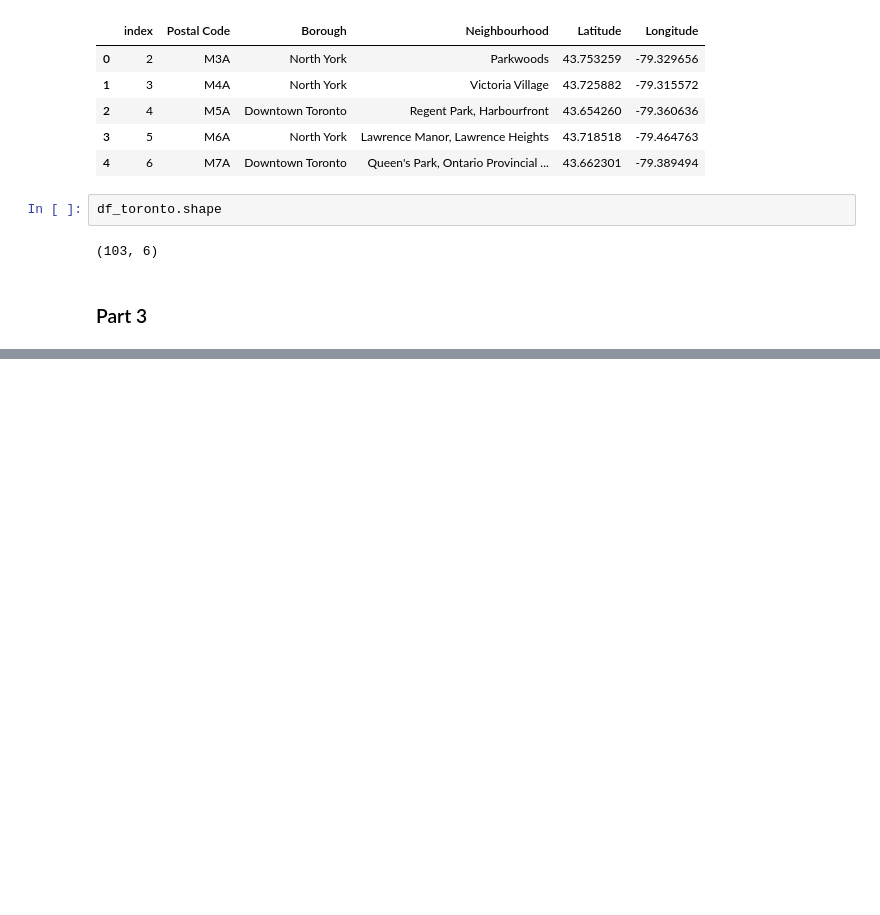
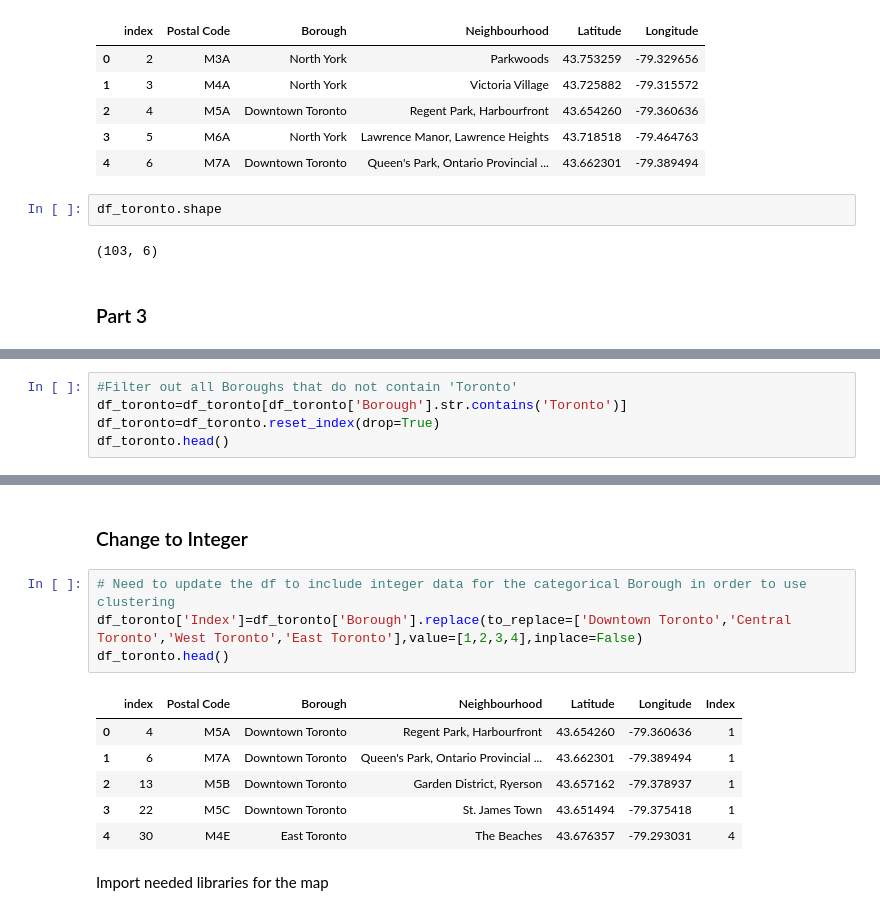
Before and after one commit to bpeterson25/Toronto-Segmenting-Clustering, a Jupyter notebook: Toronto Segmenting Clustering.ipynb, the cells around one changed output, grey strips where cells are left out. Drawn from its saved outputs; the diff is of its cells as text; blank space fills up the shorter version.

```diff
--- a/Toronto Segmenting Clustering.ipynb
+++ b/Toronto Segmenting Clustering.ipynb
@@ -122,0 +152,5 @@ df_toronto.shape
+# %%
+#Filter out all Boroughs that do not contain 'Toronto'
+df_toronto=df_toronto[df_toronto['Borough'].str.contains('Toronto')]
+df_toronto=df_toronto.reset_index(drop=True)
+df_toronto.head()
@@ -122,0 +164,15 @@ df_toronto.shape
+# %% [markdown]
+### Change to Integer
+# %%
+# Need to update the df to include integer data for the categorical Borough in order to use clustering
+df_toronto['Index']=df_toronto['Borough'].replace(to_replace=['Downtown Toronto','Central Toronto','West Toronto','East Toronto'],value=[1,2,3,4],inplace=False)
+df_toronto.head()
+# %% [output]
+|  | index | Postal Code | Borough | Neighbourhood | Latitude | Longitude | Index |
+| 0 | 4 | M5A | Downtown Toronto | Regent Park, Harbourfront | 43.654260 | -79.360636 | 1 |
+| 1 | 6 | M7A | Downtown Toronto | Queen's Park, Ontario Provincial ... | 43.662301 | -79.389494 | 1 |
+| 2 | 13 | M5B | Downtown Toronto | Garden District, Ryerson | 43.657162 | -79.378937 | 1 |
+| 3 | 22 | M5C | Downtown Toronto | St. James Town | 43.651494 | -79.375418 | 1 |
+| 4 | 30 | M4E | East Toronto | The Beaches | 43.676357 | -79.293031 | 4 |
+# %% [markdown]
+Import needed libraries for the map
```
Also changed, not shown: parts of 10 cells of this notebook.
